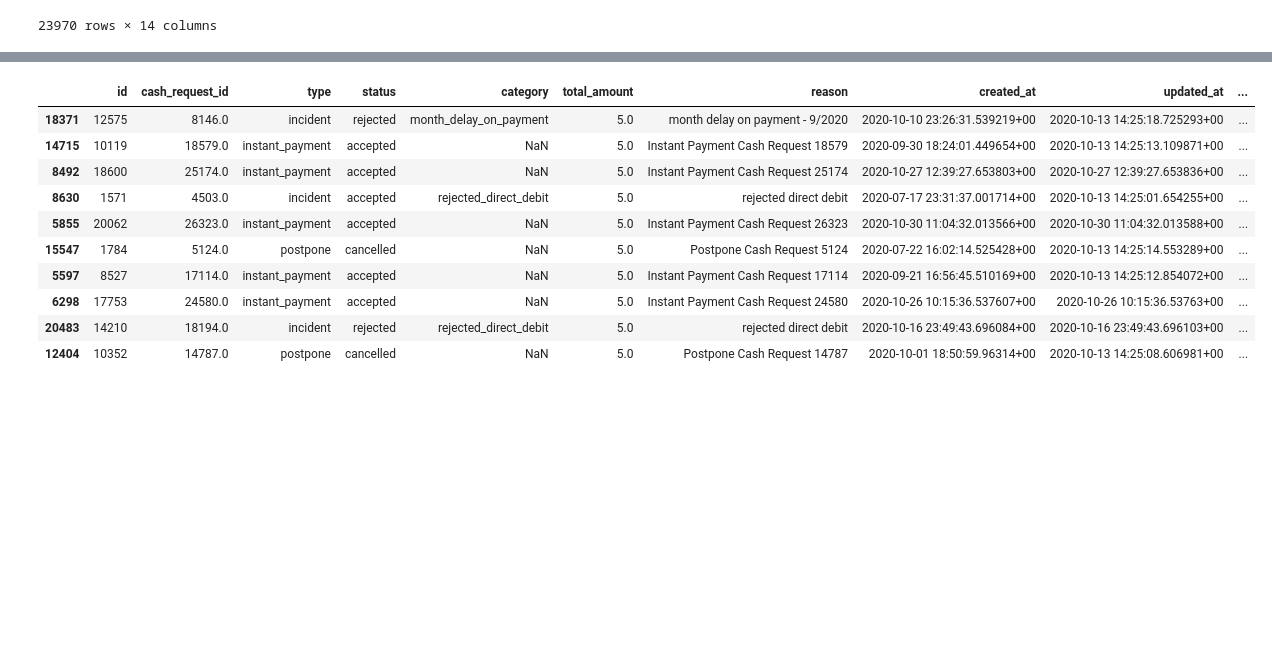
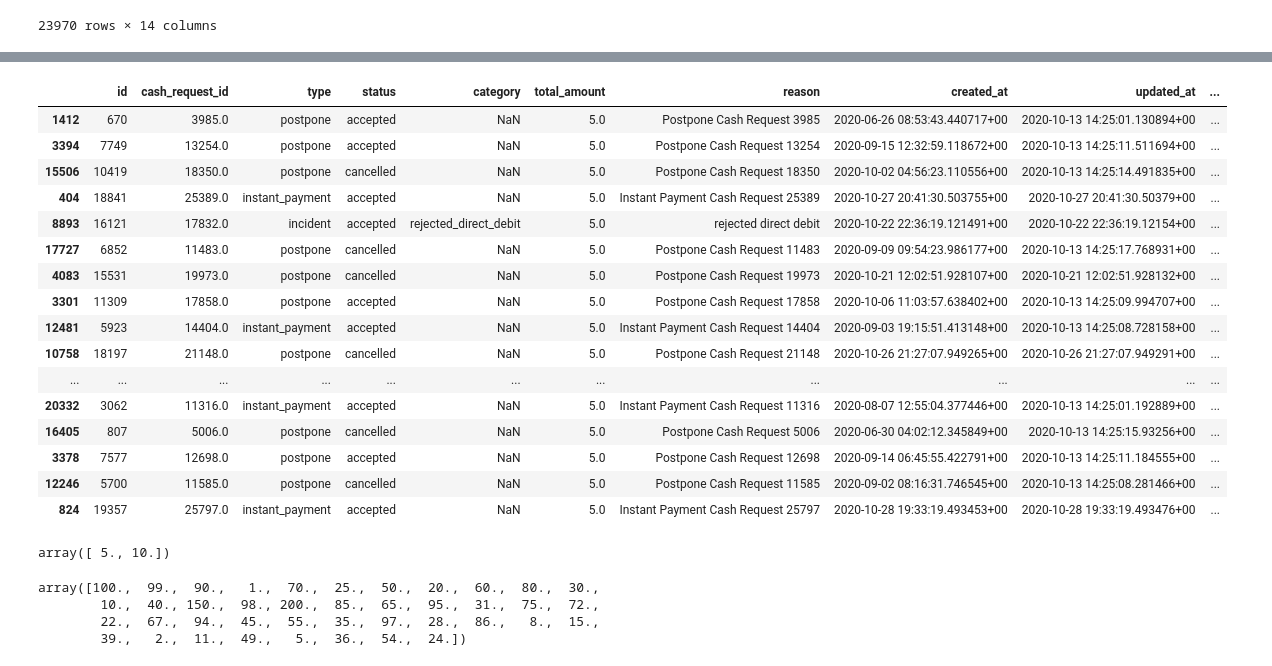
Before and after one commit to martaverfer/project-1-ironhack-payments-2-en, a Jupyter notebook: jupyter_notebooks/Marta.ipynb, the cells around one changed output, grey strips where cells are left out. Cells and saved outputs as stored; diff of their text form; code cells hidden in the pictures; blank space fills up the shorter version.

```diff
--- a/jupyter_notebooks/Marta.ipynb
+++ b/jupyter_notebooks/Marta.ipynb
@@ -103,16 +127,22 @@ df_cash_request
 # %%
 data_2 = pd.read_csv('../project_dataset/extract - fees - data analyst - .csv')
 df_fees = data_2.copy()
-df_fees.sample(10)
+df_fees.sample(20)
 # %% [output]
 |  | id | cash_request_id | type | status | category | total_amount | reason | created_at | updated_at | ... |
-| 18371 | 12575 | 8146.0 | incident | rejected | month_delay_on_payment | 5.0 | month delay on payment - 9/2020 | 2020-10-10 23:26:31.539219+00 | 2020-10-13 14:25:18.725293+00 | ... |
-| 14715 | 10119 | 18579.0 | instant_payment | accepted | NaN | 5.0 | Instant Payment Cash Request 18579 | 2020-09-30 18:24:01.449654+00 | 2020-10-13 14:25:13.109871+00 | ... |
-| 8492 | 18600 | 25174.0 | instant_payment | accepted | NaN | 5.0 | Instant Payment Cash Request 25174 | 2020-10-27 12:39:27.653803+00 | 2020-10-27 12:39:27.653836+00 | ... |
-| 8630 | 1571 | 4503.0 | incident | accepted | rejected_direct_debit | 5.0 | rejected direct debit | 2020-07-17 23:31:37.001714+00 | 2020-10-13 14:25:01.654255+00 | ... |
-| 5855 | 20062 | 26323.0 | instant_payment | accepted | NaN | 5.0 | Instant Payment Cash Request 26323 | 2020-10-30 11:04:32.013566+00 | 2020-10-30 11:04:32.013588+00 | ... |
-| 15547 | 1784 | 5124.0 | postpone | cancelled | NaN | 5.0 | Postpone Cash Request 5124 | 2020-07-22 16:02:14.525428+00 | 2020-10-13 14:25:14.553289+00 | ... |
-| 5597 | 8527 | 17114.0 | instant_payment | accepted | NaN | 5.0 | Instant Payment Cash Request 17114 | 2020-09-21 16:56:45.510169+00 | 2020-10-13 14:25:12.854072+00 | ... |
-| 6298 | 17753 | 24580.0 | instant_payment | accepted | NaN | 5.0 | Instant Payment Cash Request 24580 | 2020-10-26 10:15:36.537607+00 | 2020-10-26 10:15:36.53763+00 | ... |
-| 20483 | 14210 | 18194.0 | incident | rejected | rejected_direct_debit | 5.0 | rejected direct debit | 2020-10-16 23:49:43.696084+00 | 2020-10-16 23:49:43.696103+00 | ... |
-| 12404 | 10352 | 14787.0 | postpone | cancelled | NaN | 5.0 | Postpone Cash Request 14787 | 2020-10-01 18:50:59.96314+00 | 2020-10-13 14:25:08.606981+00 | ... |
+| 1412 | 670 | 3985.0 | postpone | accepted | NaN | 5.0 | Postpone Cash Request 3985 | 2020-06-26 08:53:43.440717+00 | 2020-10-13 14:25:01.130894+00 | ... |
+| 3394 | 7749 | 13254.0 | postpone | accepted | NaN | 5.0 | Postpone Cash Request 13254 | 2020-09-15 12:32:59.118672+00 | 2020-10-13 14:25:11.511694+00 | ... |
+| 15506 | 10419 | 18350.0 | postpone | cancelled | NaN | 5.0 | Postpone Cash Request 18350 | 2020-10-02 04:56:23.110556+00 | 2020-10-13 14:25:14.491835+00 | ... |
+| 404 | 18841 | 25389.0 | instant_payment | accepted | NaN | 5.0 | Instant Payment Cash Request 25389 | 2020-10-27 20:41:30.503755+00 | 2020-10-27 20:41:30.50379+00 | ... |
+| 8893 | 16121 | 17832.0 | incident | accepted | rejected_direct_debit | 5.0 | rejected direct debit | 2020-10-22 22:36:19.121491+00 | 2020-10-22 22:36:19.12154+00 | ... |
+| 17727 | 6852 | 11483.0 | postpone | cancelled | NaN | 5.0 | Postpone Cash Request 11483 | 2020-09-09 09:54:23.986177+00 | 2020-10-13 14:25:17.768931+00 | ... |
+| 4083 | 15531 | 19973.0 | postpone | cancelled | NaN | 5.0 | Postpone Cash Request 19973 | 2020-10-21 12:02:51.928107+00 | 2020-10-21 12:02:51.928132+00 | ... |
+| 3301 | 11309 | 17858.0 | postpone | accepted | NaN | 5.0 | Postpone Cash Request 17858 | 2020-10-06 11:03:57.638402+00 | 2020-10-13 14:25:09.994707+00 | ... |
+| 12481 | 5923 | 14404.0 | instant_payment | accepted | NaN | 5.0 | Instant Payment Cash Request 14404 | 2020-09-03 19:15:51.413148+00 | 2020-10-13 14:25:08.728158+00 | ... |
+| 10758 | 18197 | 21148.0 | postpone | cancelled | NaN | 5.0 | Postpone Cash Request 21148 | 2020-10-26 21:27:07.949265+00 | 2020-10-26 21:27:07.949291+00 | ... |
+| ... | ... | ... | ... | ... | ... | ... | ... | ... | ... | ... |
+| 20332 | 3062 | 11316.0 | instant_payment | accepted | NaN | 5.0 | Instant Payment Cash Request 11316 | 2020-08-07 12:55:04.377446+00 | 2020-10-13 14:25:01.192889+00 | ... |
+| 16405 | 807 | 5006.0 | postpone | cancelled | NaN | 5.0 | Postpone Cash Request 5006 | 2020-06-30 04:02:12.345849+00 | 2020-10-13 14:25:15.93256+00 | ... |
+| 3378 | 7577 | 12698.0 | postpone | accepted | NaN | 5.0 | Postpone Cash Request 12698 | 2020-09-14 06:45:55.422791+00 | 2020-10-13 14:25:11.184555+00 | ... |
+| 12246 | 5700 | 11585.0 | postpone | cancelled | NaN | 5.0 | Postpone Cash Request 11585 | 2020-09-02 08:16:31.746545+00 | 2020-10-13 14:25:08.281466+00 | ... |
+| 824 | 19357 | 25797.0 | instant_payment | accepted | NaN | 5.0 | Instant Payment Cash Request 25797 | 2020-10-28 19:33:19.493453+00 | 2020-10-28 19:33:19.493476+00 | ... |
@@ -118,0 +172,13 @@ df_fees.sample(10)
+# %%
+df_fees["total_amount"].unique()
+# %% [output]
+array([ 5., 10.])
+# %%
+# I would rather do it with this series
+# amount of the cash requests
+df_cash_request["amount"].unique()
+# %% [output]
+array([100.,  99.,  90.,   1.,  70.,  25.,  50.,  20.,  60.,  80.,  30.,
+        10.,  40., 150.,  98., 200.,  85.,  65.,  95.,  31.,  75.,  72.,
+        22.,  67.,  94.,  45.,  55.,  35.,  97.,  28.,  86.,   8.,  15.,
+        39.,   2.,  11.,  49.,   5.,  36.,  54.,  24.])
```
Also changed, not shown: parts of 8 cells of this notebook, 1 other file.
